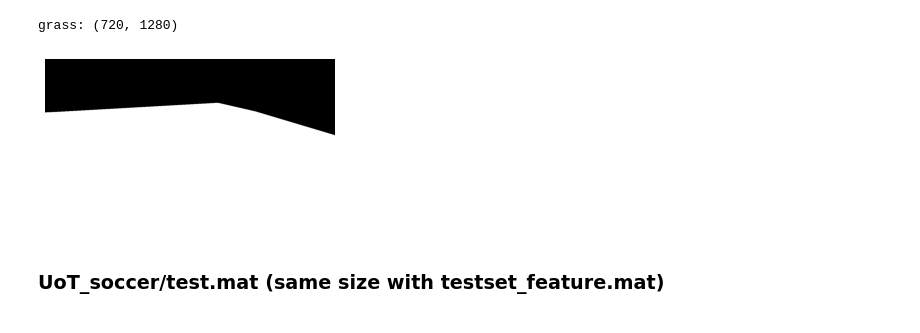
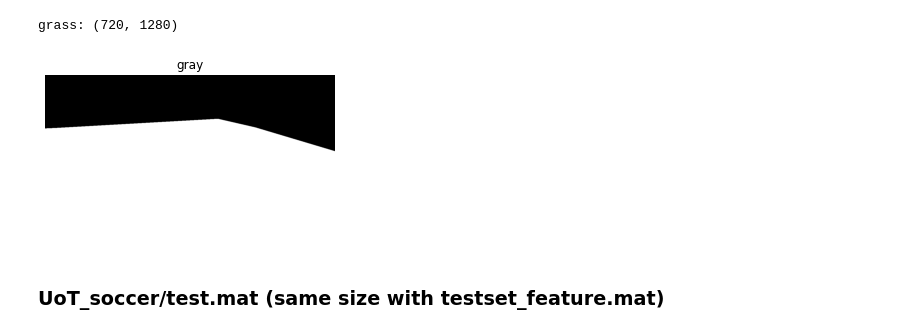
Before and after one commit to qrsforever/hzcsbet, a Jupyter notebook: docs/notebooks/SCCvSD.ipynb, the cells around one changed output. Saved outputs shown, nothing was run; the diff lists cells and outputs as text; code cells hidden in the pictures.

```diff
--- a/docs/notebooks/SCCvSD.ipynb
+++ b/docs/notebooks/SCCvSD.ipynb
@@ -511,9 +496,9 @@ _print_dictkeys_shape(h16_gt_mat)
 # %% [output]
 grass: (720, 1280)
 # %%
-_imshow(h16_gt_mat['grass'], 'gray')
+nbeasy_imshow(h16_gt_mat['grass'], 'gray')
 # %% [output]
-[figure, old version]
+[figure, new version]
 # %% [markdown]
 ### UoT_soccer/test.mat (same size with testset_feature.mat)
 # %%
```
Also changed, not shown: parts of 112 cells of this notebook.
